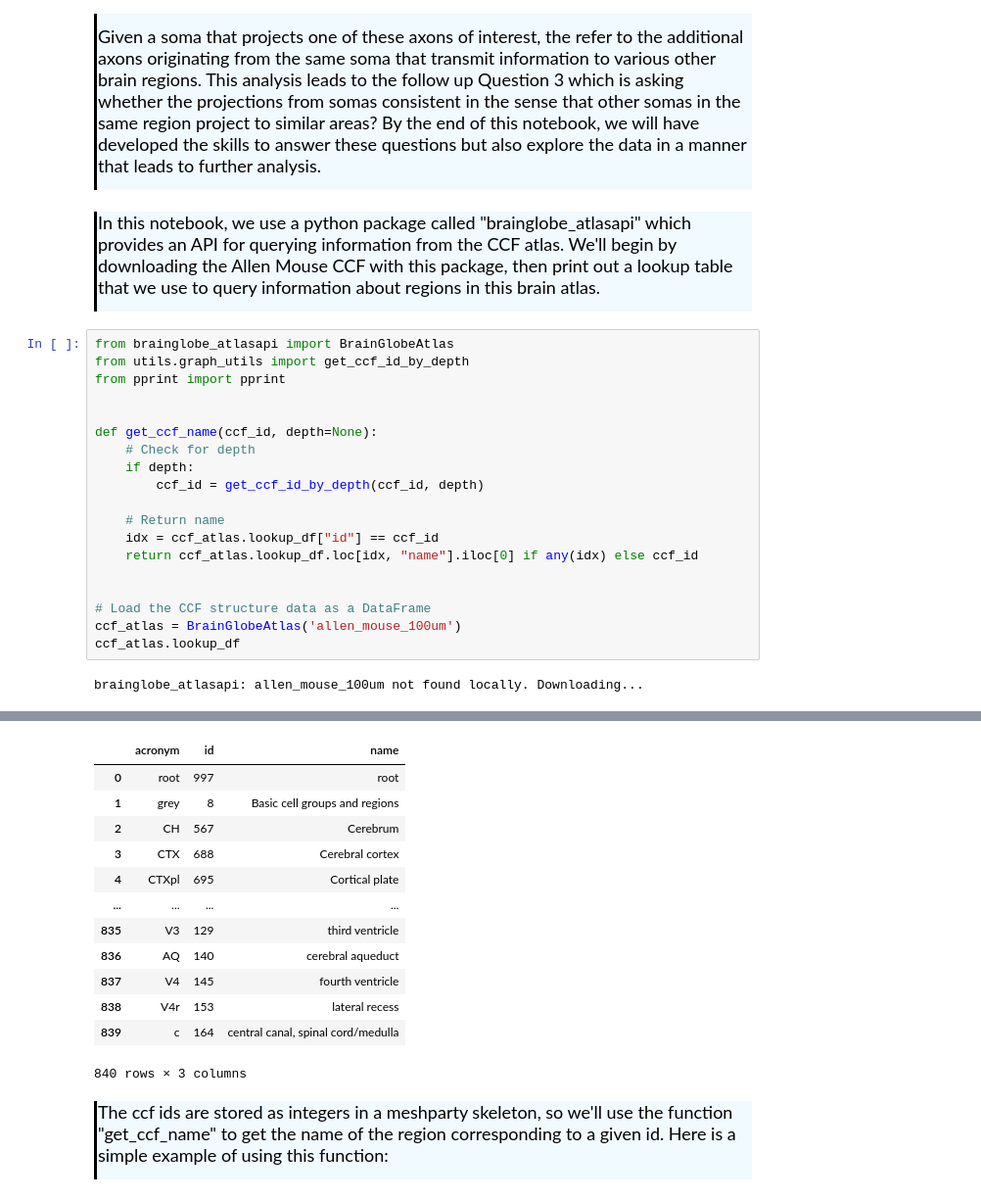
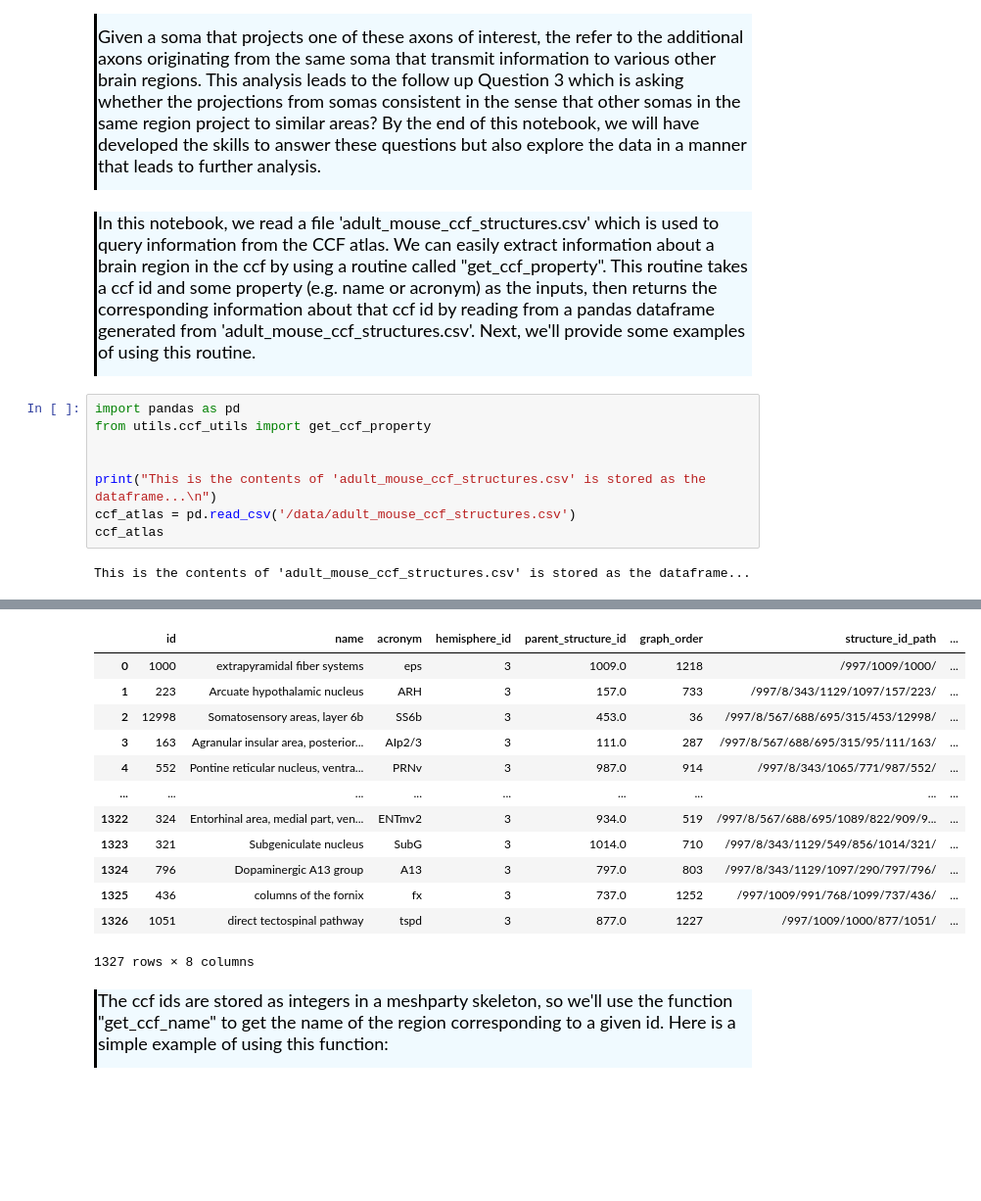
Before and after one commit to JEElsner/SWDB_2024_Anatomy, a Jupyter notebook: code/Notebook 1 - LM Connectivity.ipynb, the cells around one changed output, grey strips where cells are left out. Shown at 98% size. Drawn from its saved outputs; the diff is of its cells as text; blank space fills up the shorter version.

Commit message:
Edited Notebook 1 - LM Connectivity.ipynb, skeleton_loading_utils.py; and changes in 2 other files

```diff
--- a/code/Notebook 1 - LM Connectivity.ipynb
+++ b/code/Notebook 1 - LM Connectivity.ipynb
@@ -36,25 +36,14 @@
 # %% [markdown]
 <div style="border-left: 3px solid #000; padding: 1px; padding-left: 10px; background: #F0FAFF; ">
 
-<font size="4"> In this notebook, we use a python package called "brainglobe_atlasapi" which provides an API for querying information from the CCF atlas. We'll begin by downloading the Allen Mouse CCF with this package, then print out a lookup table that we use to query information about regions in this brain atlas.  </font>
+<font size="4"> In this notebook, we read a file 'adult_mouse_ccf_structures.csv' which is used to query information from the CCF atlas. We can easily extract information about a brain region in the ccf by using a routine called "get_ccf_property". This routine takes a ccf id and some property (e.g. name or acronym) as the inputs, then returns the corresponding information about that ccf id by reading from a pandas dataframe generated from 'adult_mouse_ccf_structures.csv'. Next, we'll provide some examples of using this routine.
 # %%
-from brainglobe_atlasapi import BrainGlobeAtlas
-from utils.graph_utils import get_ccf_id_by_depth
-from pprint import pprint
+import pandas as pd
+from utils.ccf_utils import get_ccf_property
 
 
-def get_ccf_name(ccf_id, depth=None):
-    # Check for depth
-    if depth:
-        ccf_id = get_ccf_id_by_depth(ccf_id, depth)
-
-    # Return name
-    idx = ccf_atlas.lookup_df["id"] == ccf_id
-    return ccf_atlas.lookup_df.loc[idx, "name"].iloc[0] if any(idx) else ccf_id
-
-
-# Load the CCF structure data as a DataFrame
-ccf_atlas = BrainGlobeAtlas('allen_mouse_100um')
-ccf_atlas.lookup_df
+print("This is the contents of 'adult_mouse_ccf_structures.csv' is stored as the dataframe...\n")
+ccf_atlas = pd.read_csv('/data/adult_mouse_ccf_structures.csv')
+ccf_atlas
 # %% [output]
-brainglobe_atlasapi: allen_mouse_100um not found locally. Downloading...
+This is the contents of 'adult_mouse_ccf_structures.csv' is stored as the dataframe...
@@ -64,16 +50,16 @@ brainglobe_atlasapi: allen_mouse_100um not found locally. Downloading...
-|  | acronym | id | name |
-| 0 | root | 997 | root |
-| 1 | grey | 8 | Basic cell groups and regions |
-| 2 | CH | 567 | Cerebrum |
-| 3 | CTX | 688 | Cerebral cortex |
-| 4 | CTXpl | 695 | Cortical plate |
-| ... | ... | ... | ... |
-| 835 | V3 | 129 | third ventricle |
-| 836 | AQ | 140 | cerebral aqueduct |
-| 837 | V4 | 145 | fourth ventricle |
-| 838 | V4r | 153 | lateral recess |
-| 839 | c | 164 | central canal, spinal cord/medulla |
+|  | id | name | acronym | hemisphere_id | parent_structure_id | graph_order | structure_id_path | ... |
+| 0 | 1000 | extrapyramidal fiber systems | eps | 3 | 1009.0 | 1218 | /997/1009/1000/ | ... |
+| 1 | 223 | Arcuate hypothalamic nucleus | ARH | 3 | 157.0 | 733 | /997/8/343/1129/1097/157/223/ | ... |
+| 2 | 12998 | Somatosensory areas, layer 6b | SS6b | 3 | 453.0 | 36 | /997/8/567/688/695/315/453/12998/ | ... |
+| 3 | 163 | Agranular insular area, posterior... | AIp2/3 | 3 | 111.0 | 287 | /997/8/567/688/695/315/95/111/163/ | ... |
+| 4 | 552 | Pontine reticular nucleus, ventra... | PRNv | 3 | 987.0 | 914 | /997/8/343/1065/771/987/552/ | ... |
+| ... | ... | ... | ... | ... | ... | ... | ... | ... |
+| 1322 | 324 | Entorhinal area, medial part, ven... | ENTmv2 | 3 | 934.0 | 519 | /997/8/567/688/695/1089/822/909/9... | ... |
+| 1323 | 321 | Subgeniculate nucleus | SubG | 3 | 1014.0 | 710 | /997/8/343/1129/549/856/1014/321/ | ... |
+| 1324 | 796 | Dopaminergic A13 group | A13 | 3 | 797.0 | 803 | /997/8/343/1129/1097/290/797/796/ | ... |
+| 1325 | 436 | columns of the fornix | fx | 3 | 737.0 | 1252 | /997/1009/991/768/1099/737/436/ | ... |
+| 1326 | 1051 | direct tectospinal pathway | tspd | 3 | 877.0 | 1227 | /997/1009/1000/877/1051/ | ... |
-840 rows × 3 columns
+1327 rows × 8 columns
 # %% [markdown]
 <div style="border-left: 3px solid #000; padding: 1px; padding-left: 10px; background: #F0FAFF; ">
 
```
Also changed, not shown: parts of 39 cells of this notebook, 3 other files.
